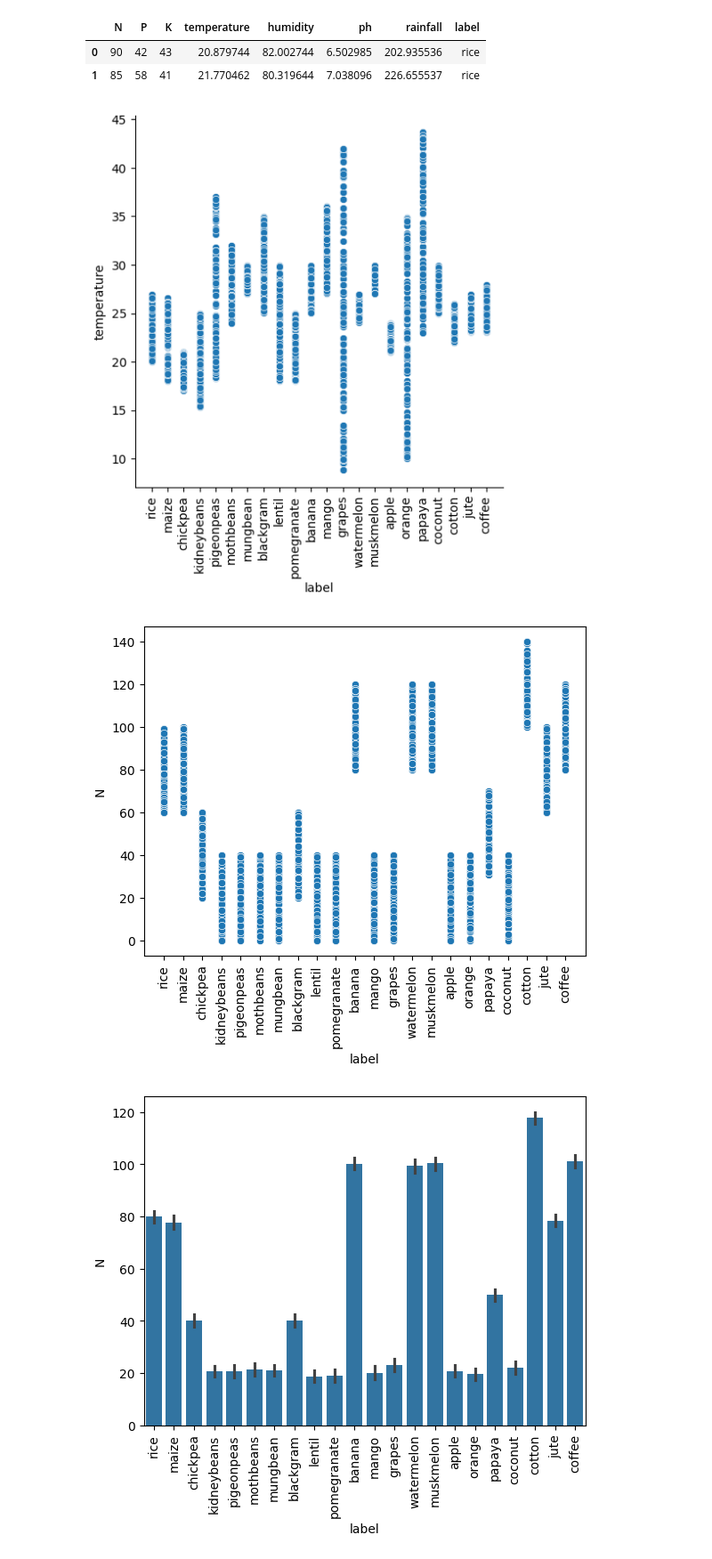
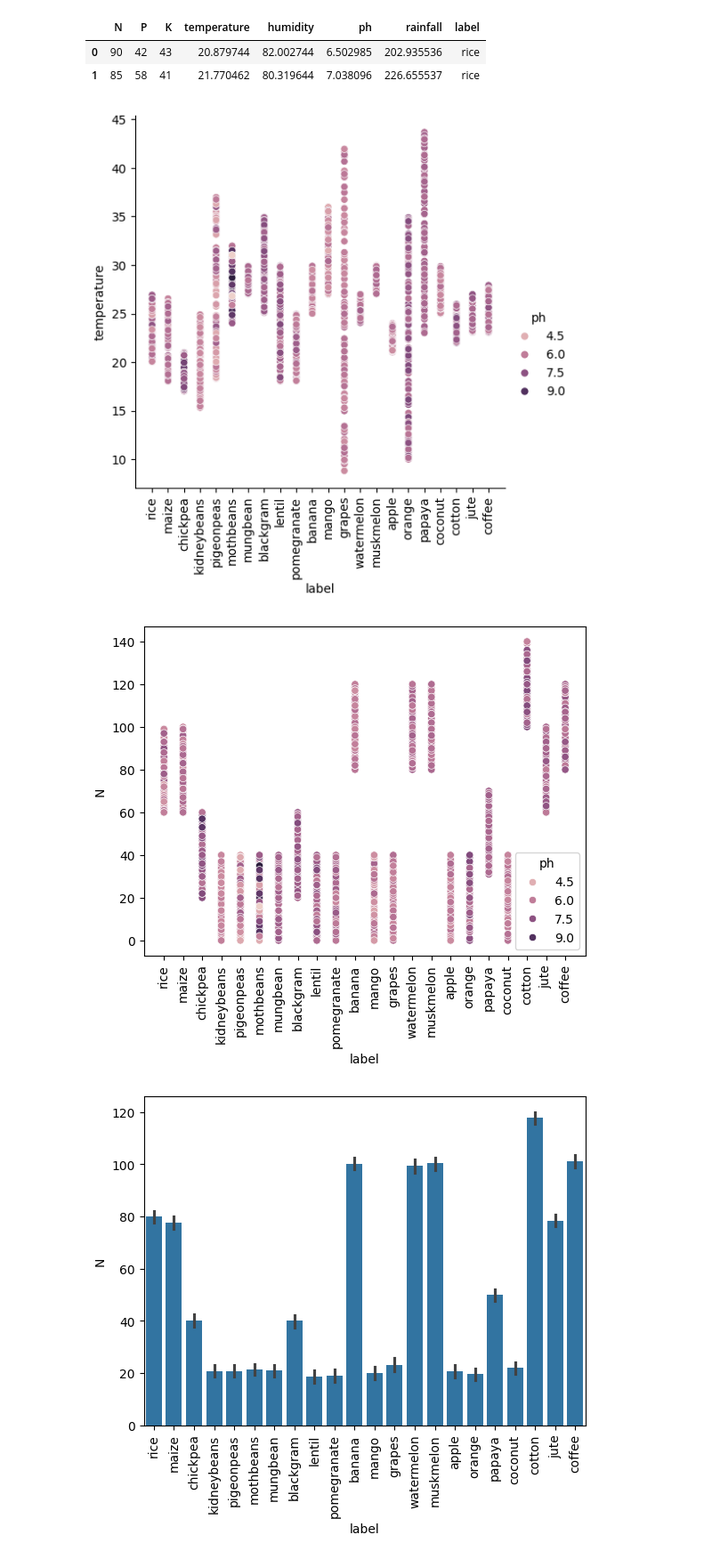
Before and after one commit to vanshika705/UnsupervisedLearningProject, a Jupyter notebook: project.ipynb, the cells around one changed output. Shown at 89% size. Drawn from its saved outputs; the diff is of its cells as text; code cells hidden in the pictures.

```diff
--- a/project.ipynb
+++ b/project.ipynb
@@ -258,17 +258,17 @@ df.head(2)
 | 0 | 90 | 42 | 43 | 20.879744 | 82.002744 | 6.502985 | 202.935536 | rice |
 | 1 | 85 | 58 | 41 | 21.770462 | 80.319644 | 7.038096 | 226.655537 | rice |
 # %%
-sns.relplot(x="label",y="temperature",data=df)
+sns.relplot(x="label",y="temperature",data=df,hue="ph")
 plt.xticks(rotation=90)
 plt.show()
 # %% [output]
-[figure, old version]
+[figure, new version]
 # %%
-sns.scatterplot(x="label",y="N",data=df)
+sns.scatterplot(x="label",y="N",data=df,hue="ph")
 plt.xticks(rotation=90)
 plt.show()
 # %% [output]
-[figure, old version]
+[figure, new version]
 # %%
 sns.barplot(x="label",y="N",data=df)
 plt.xticks(rotation=90)
```
Also changed, not shown: parts of 24 cells of this notebook.
